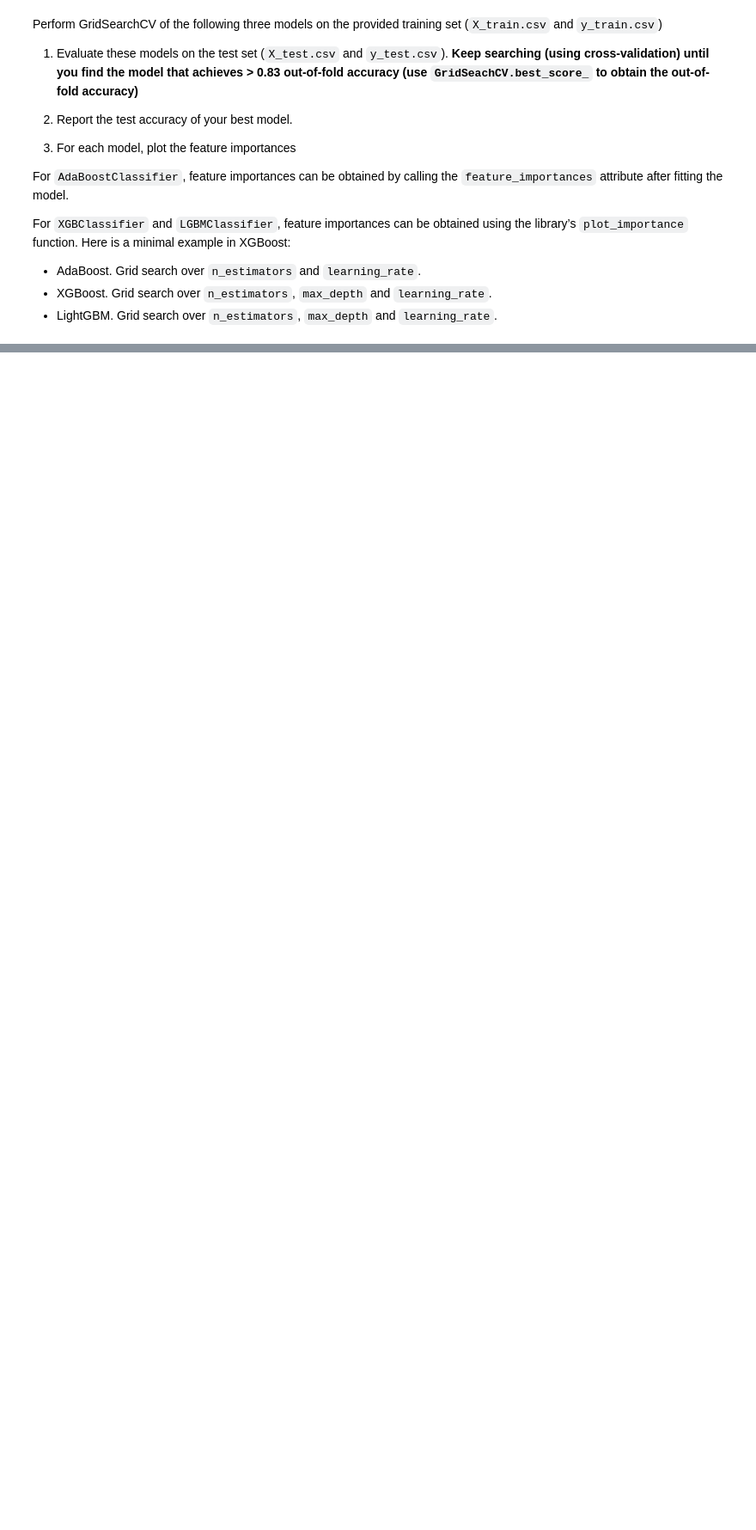
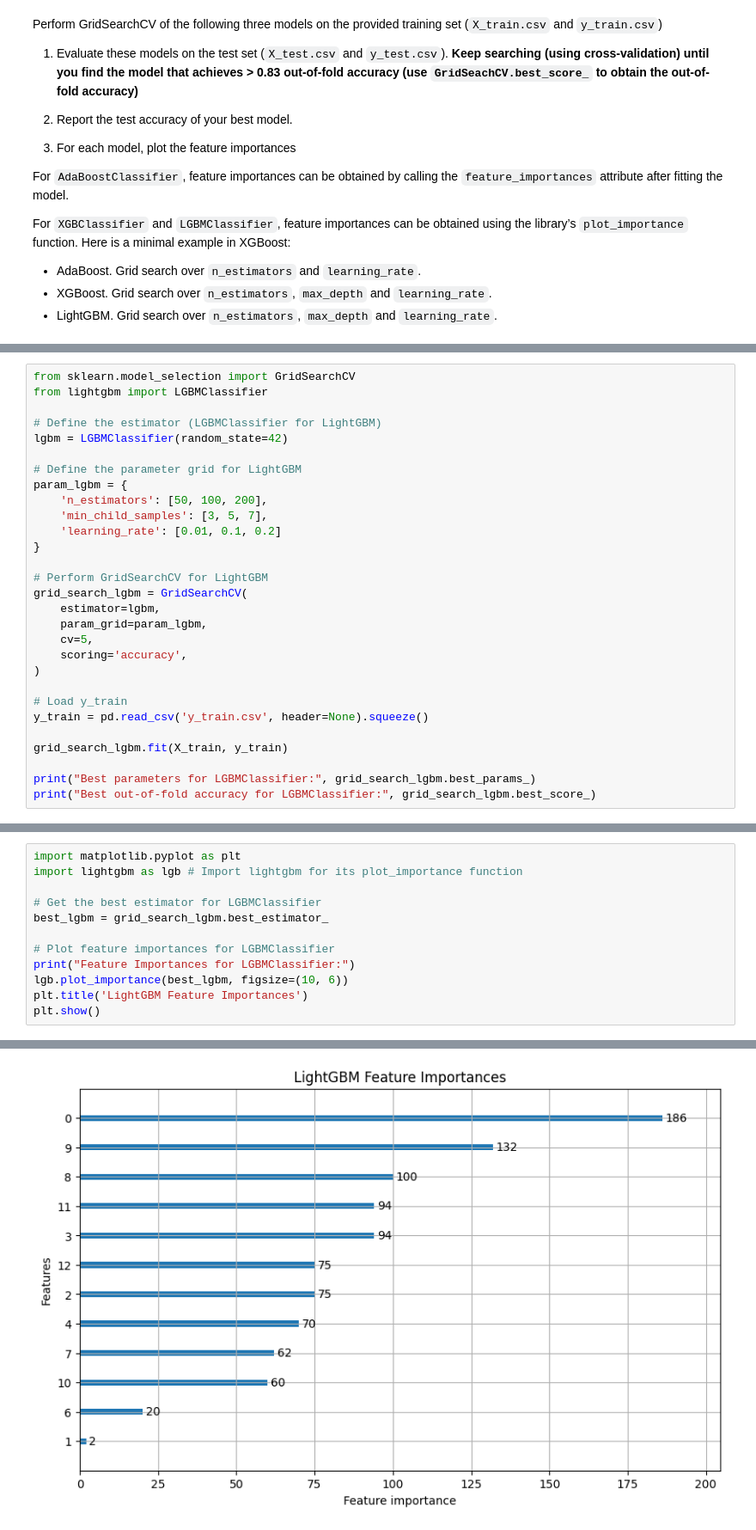
Before and after one commit to H0wAreU/Statistical-Learning-Labs., a Jupyter notebook: Lab07_Boosted_trees.ipynb, the cells around one changed output, grey strips where cells are left out. Shown at 86% size. Saved outputs shown, nothing was run; the diff lists cells and outputs as text; blank space fills up the shorter version.

```diff
--- a/Lab07_Boosted_trees.ipynb
+++ b/Lab07_Boosted_trees.ipynb
@@ -57,0 +178,29 @@ X_train
+# %%
+from sklearn.model_selection import GridSearchCV
+from lightgbm import LGBMClassifier
+
+# Define the estimator (LGBMClassifier for LightGBM)
+lgbm = LGBMClassifier(random_state=42)
+
+# Define the parameter grid for LightGBM
+param_lgbm = {
+    'n_estimators': [50, 100, 200],
+    'min_child_samples': [3, 5, 7],
+    'learning_rate': [0.01, 0.1, 0.2]
+}
+
+# Perform GridSearchCV for LightGBM
+grid_search_lgbm = GridSearchCV(
+    estimator=lgbm,
+    param_grid=param_lgbm,
+    cv=5,
+    scoring='accuracy',
+)
+
+# Load y_train
+y_train = pd.read_csv('y_train.csv', header=None).squeeze()
+
+grid_search_lgbm.fit(X_train, y_train)
+
+print("Best parameters for LGBMClassifier:", grid_search_lgbm.best_params_)
+print("Best out-of-fold accuracy for LGBMClassifier:", grid_search_lgbm.best_score_)
@@ -57,0 +225,13 @@ X_train
+# %%
+import matplotlib.pyplot as plt
+import lightgbm as lgb # Import lightgbm for its plot_importance function
+
+# Get the best estimator for LGBMClassifier
+best_lgbm = grid_search_lgbm.best_estimator_
+
+# Plot feature importances for LGBMClassifier
+print("Feature Importances for LGBMClassifier:")
+lgb.plot_importance(best_lgbm, figsize=(10, 6))
+plt.title('LightGBM Feature Importances')
+plt.show()
+# %% [output]
@@ -57,0 +239 @@ X_train
+[figure, added]
```
Also changed, not shown: parts of 16 cells of this notebook.
